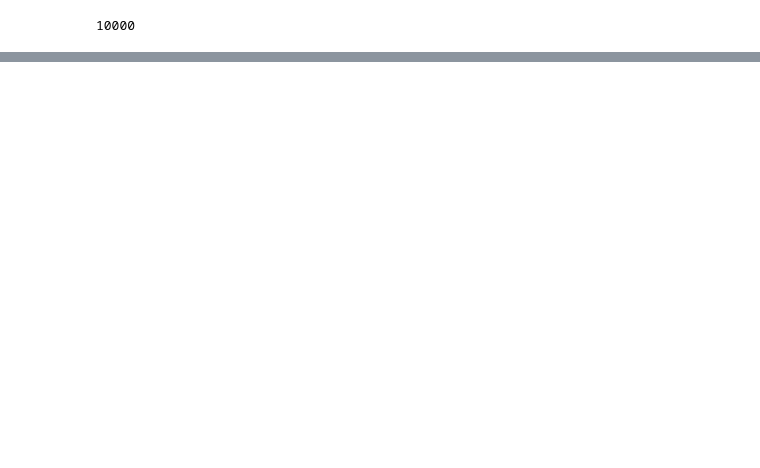
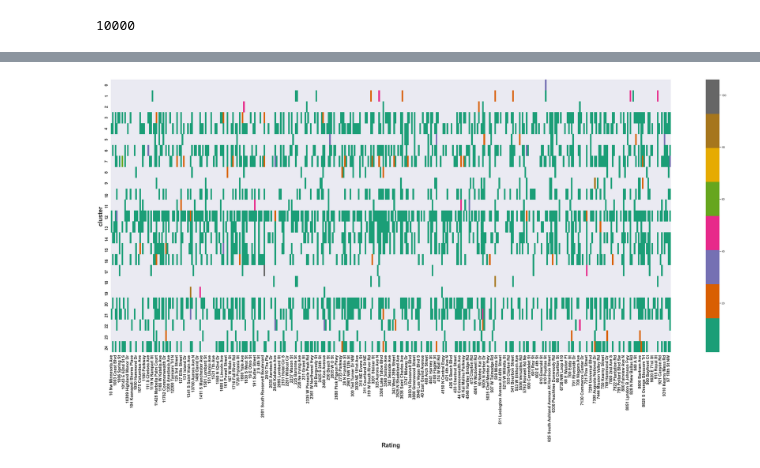
Before and after one commit to ShimsyV/Tripadvisor_review, a Jupyter notebook: Machine_learning_try1.ipynb, the cells around one changed output, grey strips where cells are left out. Saved outputs shown, nothing was run; the diff lists cells and outputs as text; code cells hidden in the pictures; blank space fills up the shorter version.

```diff
--- a/Machine_learning_try1.ipynb
+++ b/Machine_learning_try1.ipynb
@@ -187,0 +204,14 @@ plt.savefig("001.png")
+# %%
+clusters = cutoff.groupby(['cluster', 'reviews_rating']).size()
+fig2, ax2 = plt.subplots(figsize = (30, 20))
+sns.heatmap(clusters.unstack(level = 'reviews_rating'), ax = ax2, cmap = 'Greens')
+
+ax2.set_xlabel('Rating', fontdict = {'weight': 'bold', 'size': 24})
+ax2.set_ylabel('cluster', fontdict = {'weight': 'bold', 'size': 24})
+for label in ax2.get_xticklabels():
+    label.set_size(16)
+    label.set_weight("bold")
+for label in ax2.get_yticklabels():
+    label.set_size(16)
+    label.set_weight("bold")
+plt.savefig("002.png")
@@ -187,0 +244,16 @@ plt.savefig("001.png")
+# %%
+clusters = cutoff.groupby(['cluster', 'address']).size()
+fig2, ax2 = plt.subplots(figsize = (50, 20))
+sns.heatmap(clusters.unstack(level = 'address'), ax = ax2, cmap = 'Dark2')
+
+ax2.set_xlabel('Rating', fontdict = {'weight': 'bold', 'size': 24})
+ax2.set_ylabel('cluster', fontdict = {'weight': 'bold', 'size': 24})
+for label in ax2.get_xticklabels():
+    label.set_size(16)
+    label.set_weight("bold")
+for label in ax2.get_yticklabels():
+    label.set_size(16)
+    label.set_weight("bold")
+plt.savefig("003.png")
+# %% [output]
+[figure, added]
```
Also changed, not shown: parts of 32 cells of this notebook, 7 other files.
